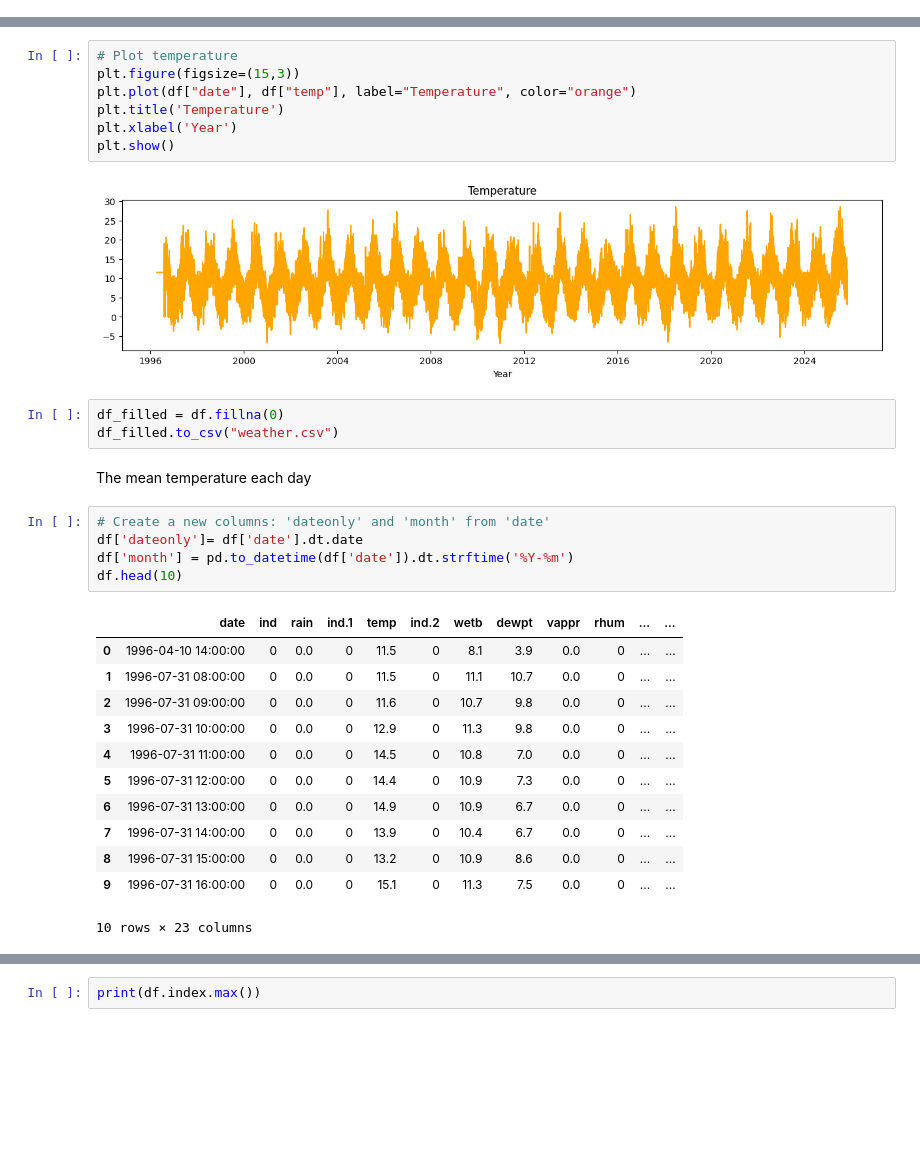
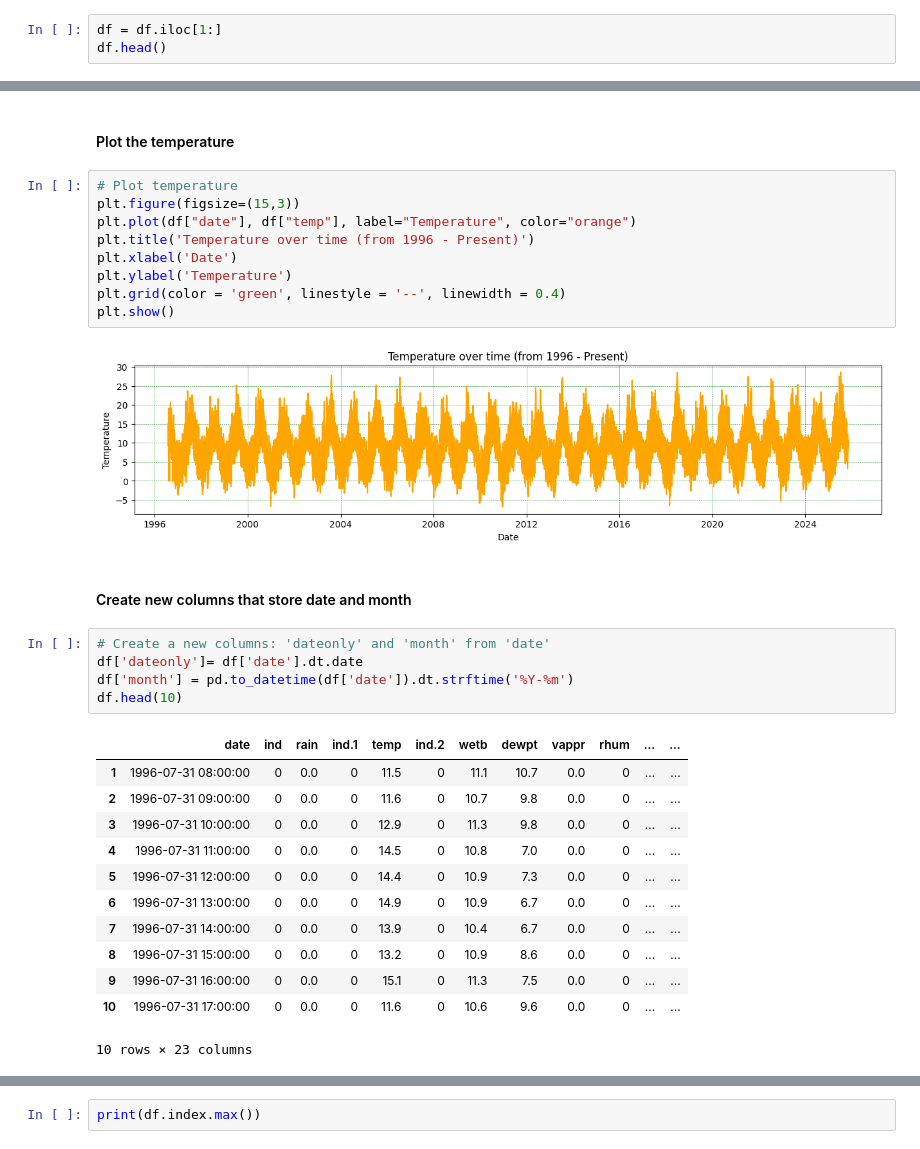
Before and after one commit to quyenphanlyons/programming-for-data-analytics, a Jupyter notebook: assignments/assignment06-weather.ipynb, the cells around one changed output, grey strips where cells are left out. Drawn from its saved outputs; the diff is of its cells as text; blank space fills up the shorter version.

```diff
--- a/assignments/assignment06-weather.ipynb
+++ b/assignments/assignment06-weather.ipynb
@@ -58,0 +33,3 @@ df.head()
+# %%
+df = df.iloc[1:]
+df.head()
@@ -59,17 +44,18 @@ df.head()
+# %% [markdown]
+#### Plot the temperature
 # %%
 # Plot temperature
 plt.figure(figsize=(15,3))
 plt.plot(df["date"], df["temp"], label="Temperature", color="orange")
-plt.title('Temperature')
-plt.xlabel('Year')
+plt.title('Temperature over time (from 1996 - Present)')
+plt.xlabel('Date')
+plt.ylabel('Temperature')
+plt.grid(color = 'green', linestyle = '--', linewidth = 0.4)
 plt.show()
 # %% [output]
-[figure, old version]
+[figure, new version]
-# %%
-df_filled = df.fillna(0)
-df_filled.to_csv("weather.csv")
 # %% [markdown]
-The mean temperature each day
+#### Create new columns that store date and month
 # %%
 # Create a new columns: 'dateonly' and 'month' from 'date'
 df['dateonly']= df['date'].dt.date
@@ -77,7 +63,6 @@ df['month'] = pd.to_datetime(df['date']).dt.strftime('%Y-%m')
 df.head(10)
 # %% [output]
 |  | date | ind | rain | ind.1 | temp | ind.2 | wetb | dewpt | vappr | rhum | ... | ... |
-| 0 | 1996-04-10 14:00:00 | 0 | 0.0 | 0 | 11.5 | 0 | 8.1 | 3.9 | 0.0 | 0 | ... | ... |
 | 1 | 1996-07-31 08:00:00 | 0 | 0.0 | 0 | 11.5 | 0 | 11.1 | 10.7 | 0.0 | 0 | ... | ... |
 | 2 | 1996-07-31 09:00:00 | 0 | 0.0 | 0 | 11.6 | 0 | 10.7 | 9.8 | 0.0 | 0 | ... | ... |
 | 3 | 1996-07-31 10:00:00 | 0 | 0.0 | 0 | 12.9 | 0 | 11.3 | 9.8 | 0.0 | 0 | ... | ... |
@@ -87,4 +72,5 @@ df.head(10)
 | 7 | 1996-07-31 14:00:00 | 0 | 0.0 | 0 | 13.9 | 0 | 10.4 | 6.7 | 0.0 | 0 | ... | ... |
 | 8 | 1996-07-31 15:00:00 | 0 | 0.0 | 0 | 13.2 | 0 | 10.9 | 8.6 | 0.0 | 0 | ... | ... |
 | 9 | 1996-07-31 16:00:00 | 0 | 0.0 | 0 | 15.1 | 0 | 11.3 | 7.5 | 0.0 | 0 | ... | ... |
+| 10 | 1996-07-31 17:00:00 | 0 | 0.0 | 0 | 11.6 | 0 | 10.6 | 9.6 | 0.0 | 0 | ... | ... |
 10 rows × 23 columns
```
Also changed, not shown: parts of 39 cells of this notebook.
